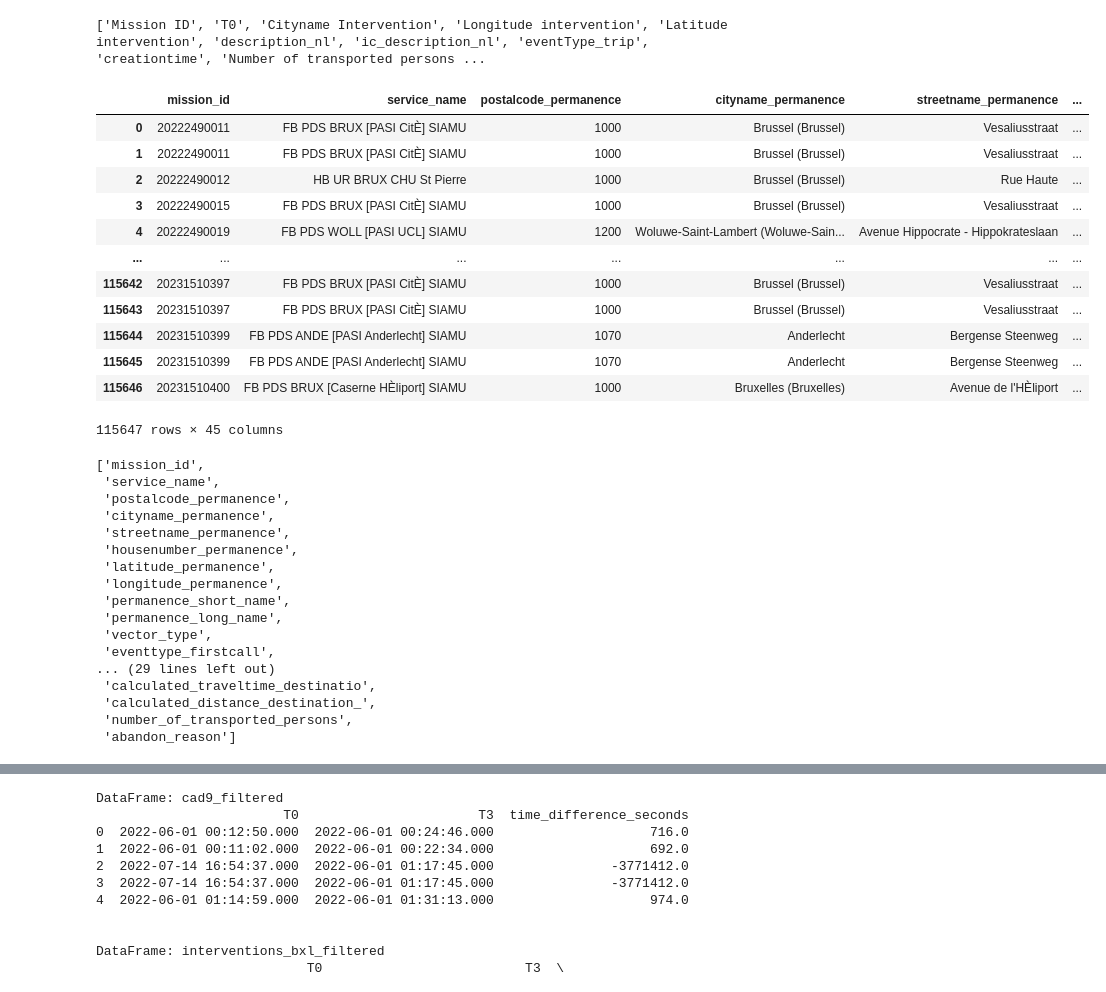
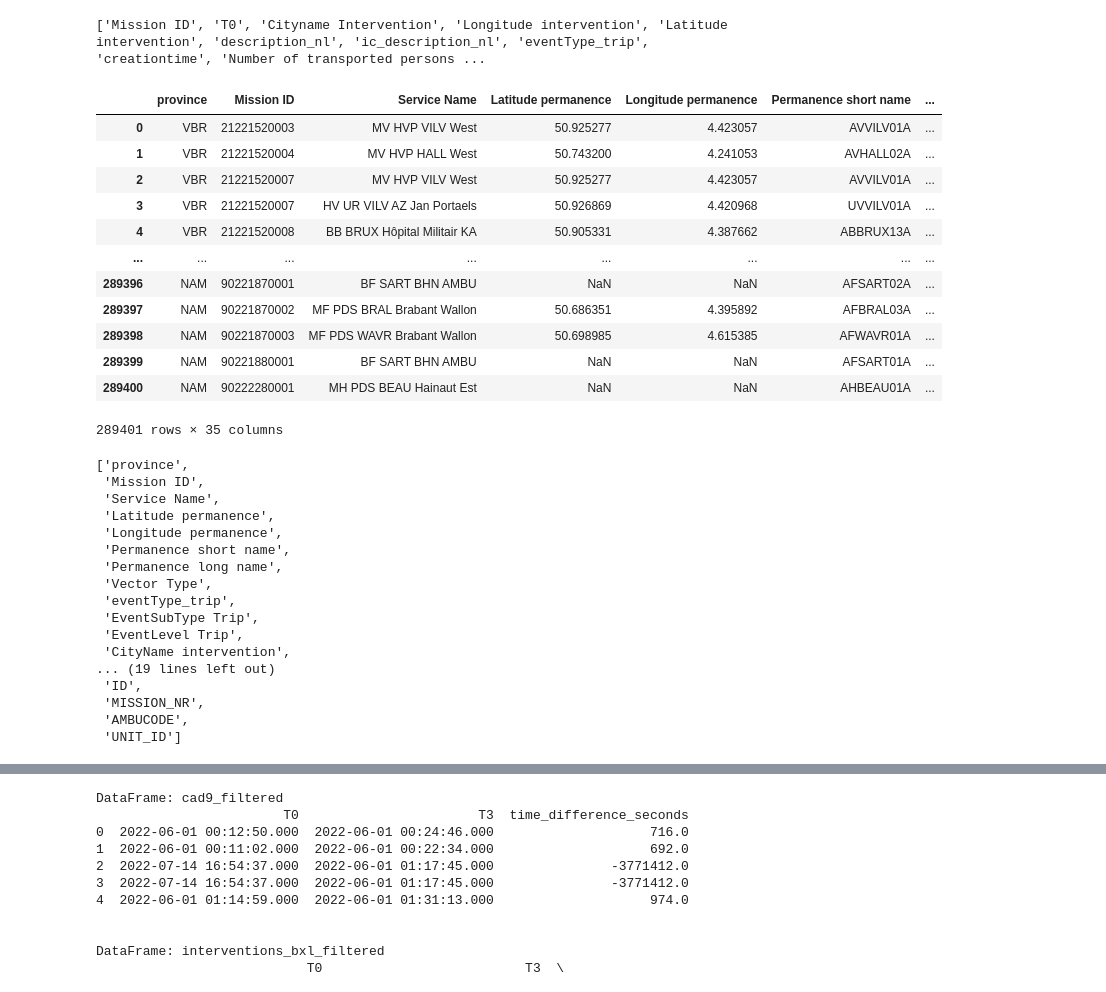
Before and after one commit to Elouan-Debels/MDAProject, a Jupyter notebook: data cleaning.ipynb, the cells around one changed output, grey strips where cells are left out. Cells and saved outputs as stored; diff of their text form; code cells hidden in the pictures.

```diff
--- a/data cleaning.ipynb
+++ b/data cleaning.ipynb
@@ -1339,40 +1176,40 @@ cad9 = cad9.rename(columns = {                          'Latitude intervention':
                                                         'Longitude intervention': 'longitude_intervention',
                                                          'EventType Trip': 'eventType_trip'})
 # %%
-interventions_bxl
+cad9
 # %% [output]
-|  | mission_id | service_name | postalcode_permanence | cityname_permanence | streetname_permanence | ... |
-| 0 | 20222490011 | FB PDS BRUX [PASI CitÈ] SIAMU | 1000 | Brussel (Brussel) | Vesaliusstraat | ... |
-| 1 | 20222490011 | FB PDS BRUX [PASI CitÈ] SIAMU | 1000 | Brussel (Brussel) | Vesaliusstraat | ... |
-| 2 | 20222490012 | HB UR BRUX CHU St Pierre | 1000 | Brussel (Brussel) | Rue Haute | ... |
-| 3 | 20222490015 | FB PDS BRUX [PASI CitÈ] SIAMU | 1000 | Brussel (Brussel) | Vesaliusstraat | ... |
-| 4 | 20222490019 | FB PDS WOLL [PASI UCL] SIAMU | 1200 | Woluwe-Saint-Lambert (Woluwe-Sain... | Avenue Hippocrate - Hippokrateslaan | ... |
-| ... | ... | ... | ... | ... | ... | ... |
-| 115642 | 20231510397 | FB PDS BRUX [PASI CitÈ] SIAMU | 1000 | Brussel (Brussel) | Vesaliusstraat | ... |
-| 115643 | 20231510397 | FB PDS BRUX [PASI CitÈ] SIAMU | 1000 | Brussel (Brussel) | Vesaliusstraat | ... |
-| 115644 | 20231510399 | FB PDS ANDE [PASI Anderlecht] SIAMU | 1070 | Anderlecht | Bergense Steenweg | ... |
-| 115645 | 20231510399 | FB PDS ANDE [PASI Anderlecht] SIAMU | 1070 | Anderlecht | Bergense Steenweg | ... |
-| 115646 | 20231510400 | FB PDS BRUX [Caserne HÈliport] SIAMU | 1000 | Bruxelles (Bruxelles) | Avenue de l'HÈliport | ... |
+|  | province | Mission ID | Service Name | Latitude permanence | Longitude permanence | Permanence short name | ... |
+| 0 | VBR | 21221520003 | MV HVP VILV West | 50.925277 | 4.423057 | AVVILV01A | ... |
+| 1 | VBR | 21221520004 | MV HVP HALL West | 50.743200 | 4.241053 | AVHALL02A | ... |
+| 2 | VBR | 21221520007 | MV HVP VILV West | 50.925277 | 4.423057 | AVVILV01A | ... |
+| 3 | VBR | 21221520007 | HV UR VILV AZ Jan Portaels | 50.926869 | 4.420968 | UVVILV01A | ... |
+| 4 | VBR | 21221520008 | BB BRUX Hôpital Militair KA | 50.905331 | 4.387662 | ABBRUX13A | ... |
+| ... | ... | ... | ... | ... | ... | ... | ... |
+| 289396 | NAM | 90221870001 | BF SART BHN AMBU | NaN | NaN | AFSART02A | ... |
+| 289397 | NAM | 90221870002 | MF PDS BRAL Brabant Wallon | 50.686351 | 4.395892 | AFBRAL03A | ... |
+| 289398 | NAM | 90221870003 | MF PDS WAVR Brabant Wallon | 50.698985 | 4.615385 | AFWAVR01A | ... |
+| 289399 | NAM | 90221880001 | BF SART BHN AMBU | NaN | NaN | AFSART01A | ... |
+| 289400 | NAM | 90222280001 | MH PDS BEAU Hainaut Est | NaN | NaN | AHBEAU01A | ... |
-115647 rows × 45 columns
+289401 rows × 35 columns
 # %%
-interventions_bxl.columns.tolist()
+cad9.columns.tolist()
 # %% [output]
-['mission_id',
- 'service_name',
- 'postalcode_permanence',
- 'cityname_permanence',
- 'streetname_permanence',
- 'housenumber_permanence',
- 'latitude_permanence',
- 'longitude_permanence',
- 'permanence_short_name',
- 'permanence_long_name',
- 'vector_type',
- 'eventtype_firstcall',
-... (29 lines left out)
- 'calculated_traveltime_destinatio',
- 'calculated_distance_destination_',
- 'number_of_transported_persons',
- 'abandon_reason']
+['province',
+ 'Mission ID',
+ 'Service Name',
+ 'Latitude permanence',
+ 'Longitude permanence',
+ 'Permanence short name',
+ 'Permanence long name',
+ 'Vector Type',
+ 'eventType_trip',
+ 'EventSubType Trip',
+ 'EventLevel Trip',
+ 'CityName intervention',
+... (19 lines left out)
+ 'ID',
+ 'MISSION_NR',
+ 'AMBUCODE',
+ 'UNIT_ID']
 # %%
 common_variables = ['eventType_trip', 'T0', 'T3', 'number_of_transported_persons', 'abandon_reason',
```
Also changed, not shown: parts of 23 cells of this notebook, 11 other files.
